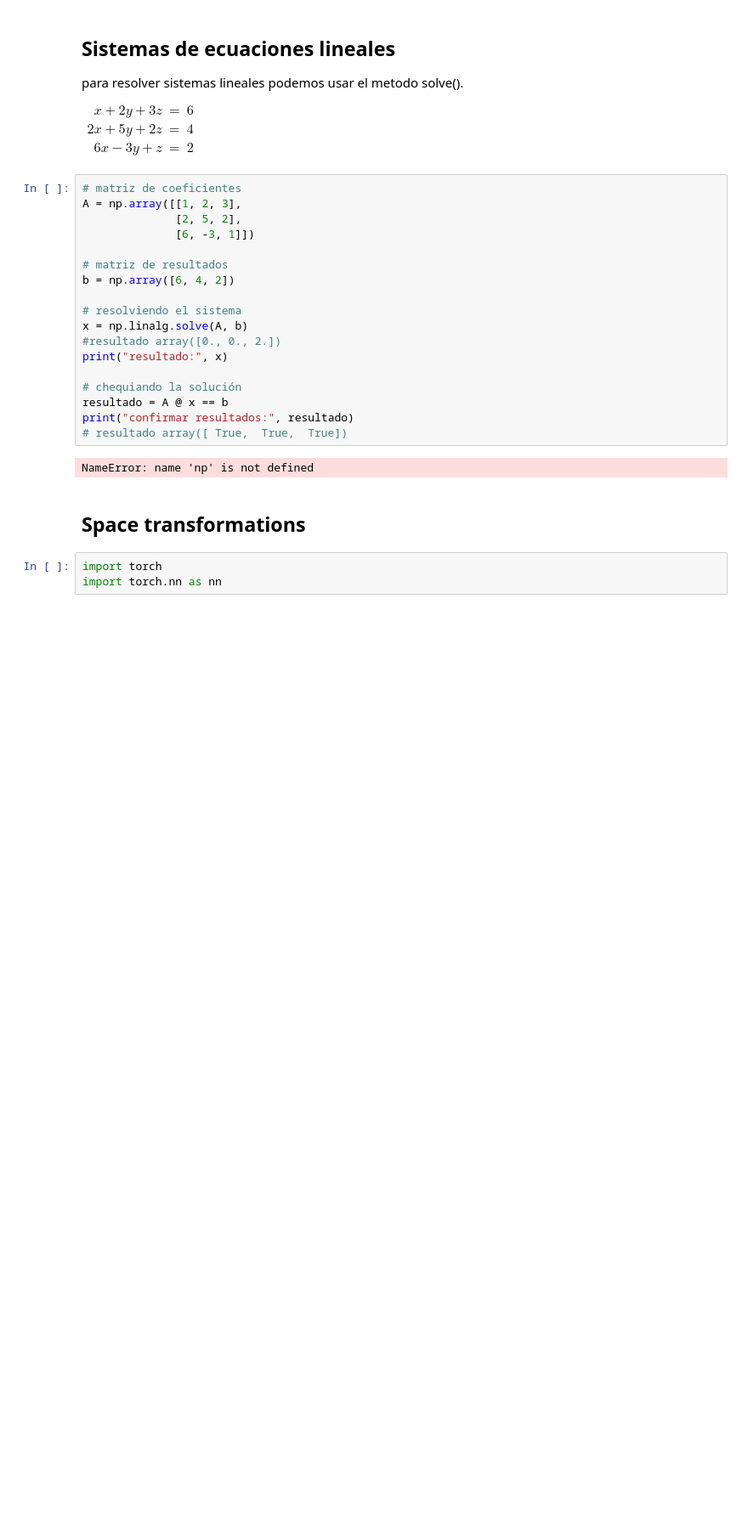
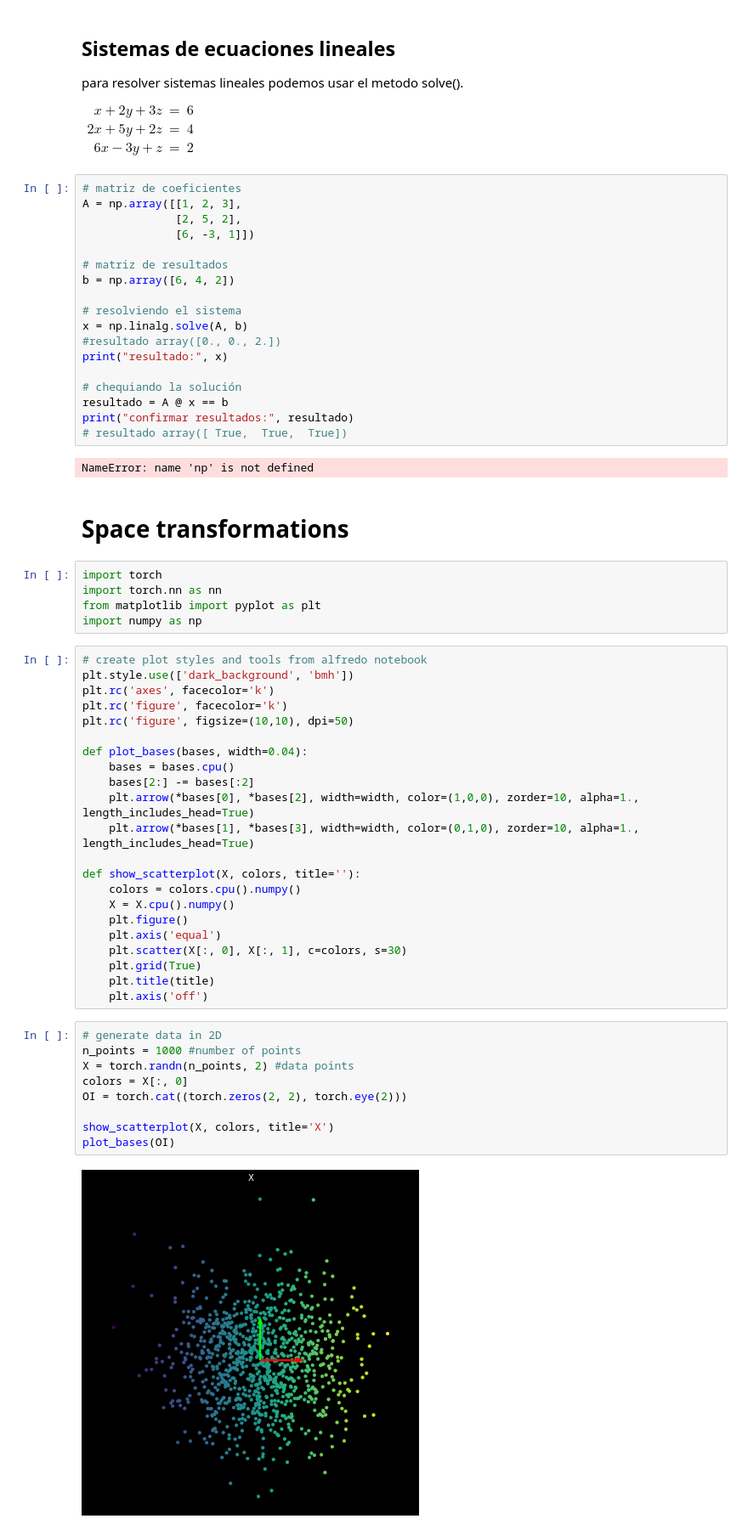
Before and after one commit to alefram/notebooks, a Jupyter notebook: linear_algebra.ipynb, the cells around one changed output. Shown at 85% size. Cells and saved outputs as stored; diff of their text form; blank space fills up the shorter version.

```diff
--- a/linear_algebra.ipynb
+++ b/linear_algebra.ipynb
@@ -318,7 +318,42 @@ print("confirmar resultados:", resultado)
 # %% [output]
 NameError: name 'np' is not defined
 # %% [markdown]
-## Space transformations
+# Space transformations
 # %%
 import torch
 import torch.nn as nn
+from matplotlib import pyplot as plt
+import numpy as np
+# %%
+# create plot styles and tools from alfredo notebook
+plt.style.use(['dark_background', 'bmh'])
+plt.rc('axes', facecolor='k')
+plt.rc('figure', facecolor='k')
+plt.rc('figure', figsize=(10,10), dpi=50)
+
+def plot_bases(bases, width=0.04):
+    bases = bases.cpu()
+    bases[2:] -= bases[:2]
+    plt.arrow(*bases[0], *bases[2], width=width, color=(1,0,0), zorder=10, alpha=1., length_includes_head=True)
+    plt.arrow(*bases[1], *bases[3], width=width, color=(0,1,0), zorder=10, alpha=1., length_includes_head=True)
+
+def show_scatterplot(X, colors, title=''):
+    colors = colors.cpu().numpy()
+    X = X.cpu().numpy()
+    plt.figure()
+    plt.axis('equal')
+    plt.scatter(X[:, 0], X[:, 1], c=colors, s=30)
+    plt.grid(True)
+    plt.title(title)
+    plt.axis('off')
+# %%
+# generate data in 2D
+n_points = 1000 #number of points
+X = torch.randn(n_points, 2) #data points
+colors = X[:, 0]
+OI = torch.cat((torch.zeros(2, 2), torch.eye(2)))
+
+show_scatterplot(X, colors, title='X')
+plot_bases(OI)
+# %% [output]
+[figure, added]
```
Also changed, not shown: parts of 6 cells of this notebook, 5 other files.
